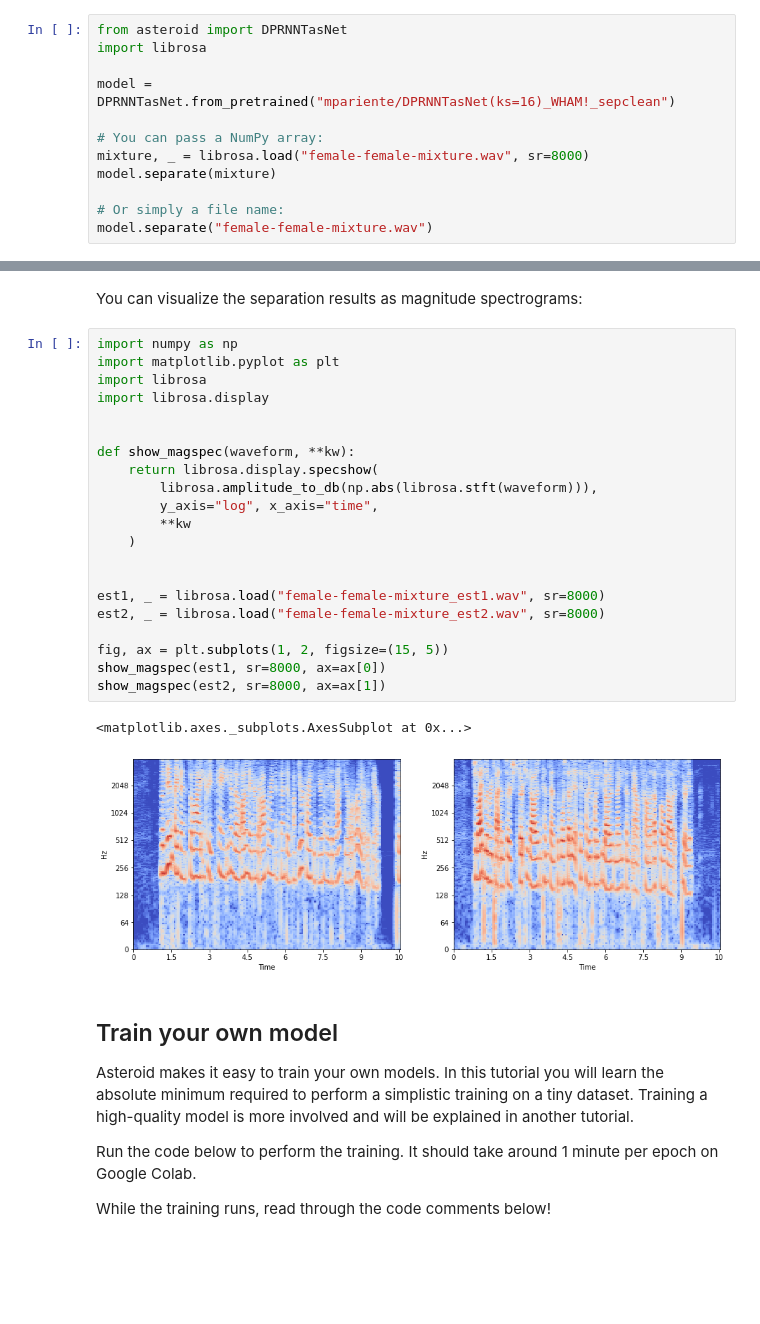
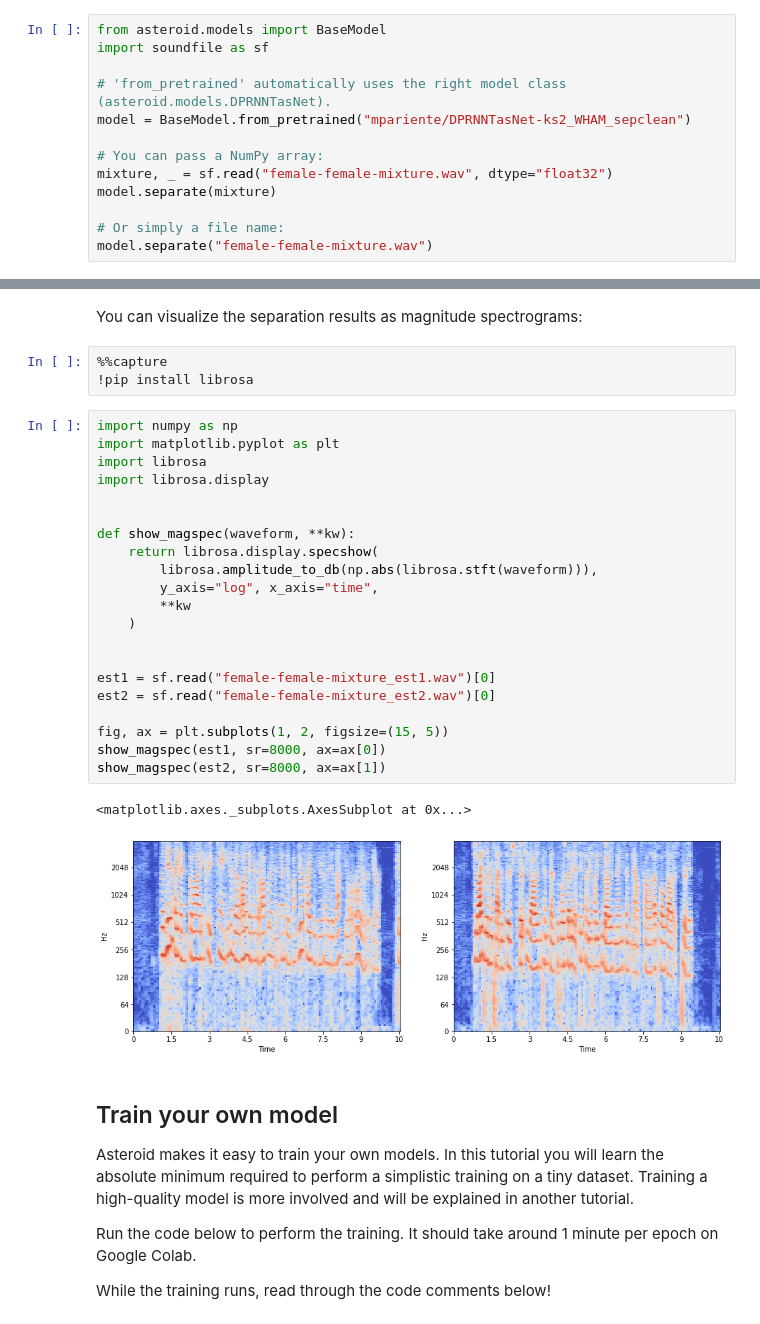
Before and after one commit to asteroid-team/asteroid, a Jupyter notebook: notebooks/00_GettingStarted.ipynb, the cells around one changed output, grey strips where cells are left out. Drawn from its saved outputs; the diff is of its cells as text; blank space fills up the shorter version.

Commit message:
[src&install] Drop librosa and refactor requirements files (#386)
Fix #378 (switch to Julius)

Co-authored-by: Pariente Manuel <pariente.mnl@gmail.com>

```diff
--- a/notebooks/00_GettingStarted.ipynb
+++ b/notebooks/00_GettingStarted.ipynb
@@ -59,13 +58,14 @@ display(Audio("female-female-mixture_est2.wav"))
 
 You can also run separation using Python code.
 # %%
-from asteroid import DPRNNTasNet
-import librosa
+from asteroid.models import BaseModel
+import soundfile as sf
 
-model = DPRNNTasNet.from_pretrained("mpariente/DPRNNTasNet(ks=16)_WHAM!_sepclean")
+# 'from_pretrained' automatically uses the right model class (asteroid.models.DPRNNTasNet).
+model = BaseModel.from_pretrained("mpariente/DPRNNTasNet-ks2_WHAM_sepclean")
 
 # You can pass a NumPy array:
-mixture, _ = librosa.load("female-female-mixture.wav", sr=8000)
+mixture, _ = sf.read("female-female-mixture.wav", dtype="float32")
 model.separate(mixture)
 
 # Or simply a file name:
@@ -76,30 +74,33 @@ Using cached model `mpariente/DPRNNTasNet(ks=16)_WHAM!_sepclean`
 ### Visualize the results
 # %% [markdown]
 You can visualize the separation results as magnitude spectrograms:
+# %%
+%%capture
+!pip install librosa
 # %%
 import numpy as np
 import matplotlib.pyplot as plt
 import librosa
 import librosa.display
 
 
 def show_magspec(waveform, **kw):
     return librosa.display.specshow(
         librosa.amplitude_to_db(np.abs(librosa.stft(waveform))),
         y_axis="log", x_axis="time",
         **kw
     )
 
 
-est1, _ = librosa.load("female-female-mixture_est1.wav", sr=8000)
-est2, _ = librosa.load("female-female-mixture_est2.wav", sr=8000)
+est1 = sf.read("female-female-mixture_est1.wav")[0]
+est2 = sf.read("female-female-mixture_est2.wav")[0]
 
 fig, ax = plt.subplots(1, 2, figsize=(15, 5))
 show_magspec(est1, sr=8000, ax=ax[0])
 show_magspec(est2, sr=8000, ax=ax[1])
 # %% [output]
 <matplotlib.axes._subplots.AxesSubplot at 0x...>
-[figure, old version]
+[figure, new version]
 # %% [markdown]
 ## Train your own model
 
```
Also changed, not shown: parts of 6 cells of this notebook, 18 other files.
